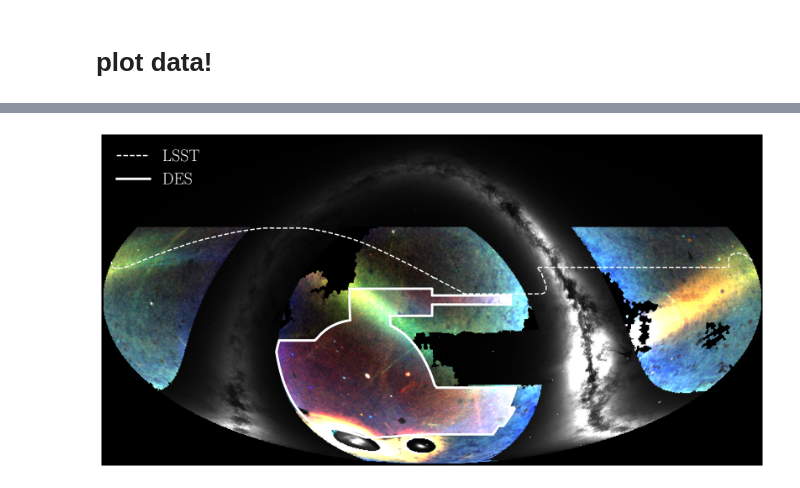
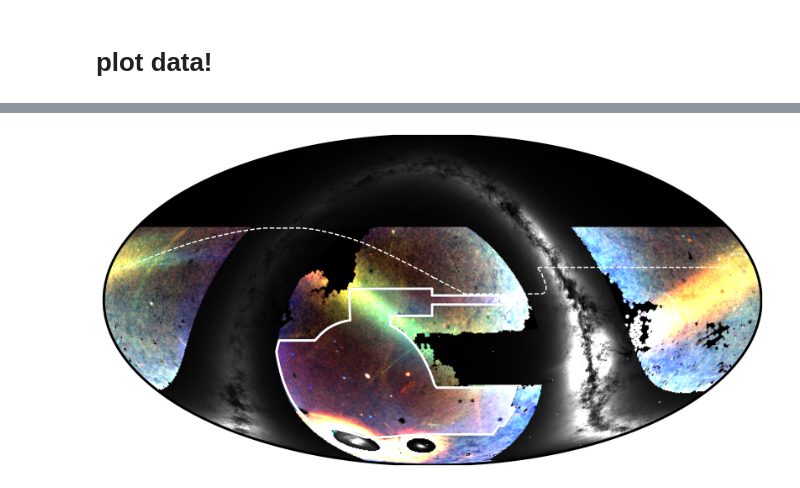
Before and after one commit to psferguson/decam_fos, a Jupyter notebook: notebooks/plot_field_of_streams.ipynb, the cells around one changed output, grey strips where cells are left out. Drawn from its saved outputs; the diff is of its cells as text; code cells hidden in the pictures.

Commit message:
plot with white background

```diff
--- a/notebooks/plot_field_of_streams.ipynb
+++ b/notebooks/plot_field_of_streams.ipynb
@@ -42,8 +42,8 @@ def get_img(proj, rgb, pmin=0.2, pmax=93):
     return img
 
 def stack_img(img_list):
-    img = img_list[0]
-    for im in img_list[1:]:
+    img = get_base_image()
+    for im in img_list:
         idx = np.isfinite(im) & ~np.isnan(im) & (im > 0)
         img[idx] = im[idx]
     return img
@@ -131,7 +171,7 @@ this cleans up some of the small gaps in the image but is slow to run
 # %%
 closed_image = img
 # un-comment to run morphological closing (this can be a little slow)
-closed_image = diameter_closing(img,connectivity=2, diameter_threshold=10)
+#closed_image = diameter_closing(img,connectivity=2, diameter_threshold=10)
 # %% [markdown]
 # plot data!
 # %%
@@ -143,13 +203,23 @@ des_dec = np.append(des_coords["dec"], des_coords["dec"][0])
 # %%
 fig, ax = plt.subplots(1, 1, figsize=(12, 6), dpi=175)
 ax.imshow(closed_image, origin='lower', extent=proj.get_extent())
 x_lsst, y_lsst = proj.ang2xy(lsst_ra, lsst_dec, lonlat=True)
 ax.plot(x_lsst,y_lsst, c="white", ls="dashed", label="LSST")
 x_des, y_des = proj.ang2xy(des_ra, des_dec, lonlat=True)
 ax.plot(x_des,y_des, c="white", ls="solid", label="DES", lw=3)
-ax.xaxis.set_visible(False)
-ax.yaxis.set_visible(False)
-ax.legend(loc="upper left", labelcolor="white", facecolor="None", edgecolor="None", fontsize=20)
+# ax.xaxis.set_visible(False)
+# ax.yaxis.set_visible(False)
+ax.set_axis_off()
+ax.grid(False)
+# #ax.legend(loc="upper left", labelcolor="white", facecolor="None", edgecolor="None", fontsize=20)
+# #
+dec_edge = np.linspace(-90,90, 300)
+ra_edge = np.ones_like(dec_edge) * 180.5
+x_edge, y_edge = proj.ang2xy(ra_edge,dec_edge, lonlat=True)
+ax.plot(x_edge, y_edge, c="k", lw=3,zorder=9)
+x_edge, y_edge = proj.ang2xy(ra_edge* 0 + 179,dec_edge, lonlat=True)
+ax.plot(x_edge, y_edge, c="k", lw=3,zorder=9)
 fig.tight_layout()
+plt.savefig("tst.png", facecolor=None)
 # %% [output]
-[figure, old version]
+[figure, new version]
```
Also changed, not shown: parts of 5 cells of this notebook.
